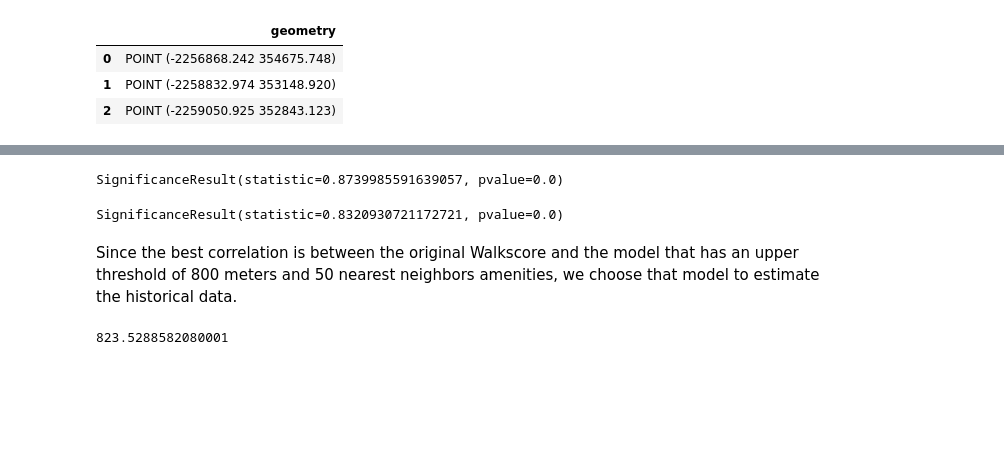
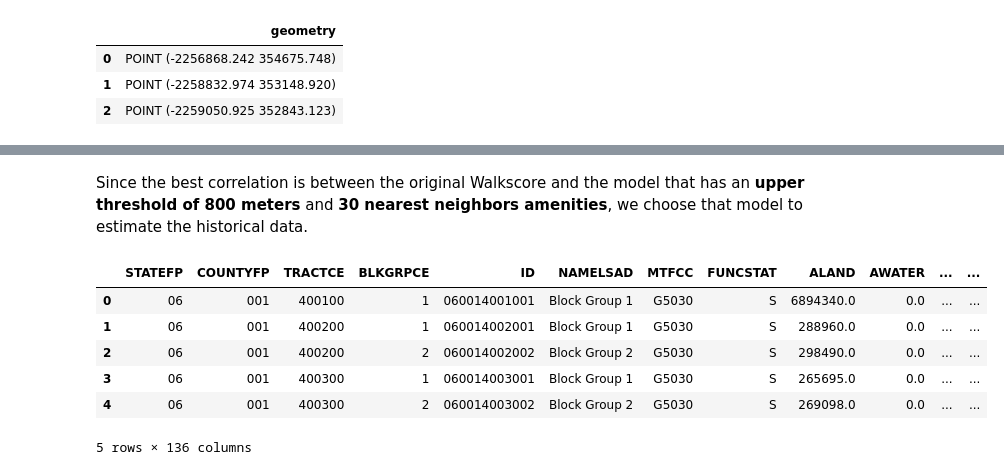
Before and after one commit to kcredit/Walkable-Accessibility-Score, a Jupyter notebook: src/Walkscore and Walkable Accessibility Score.ipynb, the cells around one changed output, grey strips where cells are left out. Saved outputs shown, nothing was run; the diff lists cells and outputs as text; code cells hidden in the pictures; blank space fills up the shorter version.

```diff
--- a/src/Walkscore and Walkable Accessibility Score.ipynb
+++ b/src/Walkscore and Walkable Accessibility Score.ipynb
@@ -401,22 +325,14 @@ SignificanceResult(statistic=0.90400020509866, pvalue=0.0)
-# %%
-# Estimate score for 50 amenities, 2400 upper threshold
-df_ws_access = ws.merge(result50_2400, how='inner', on='ID')
-df=(df_ws_access[['ssws2use_m','LogitT_5']]).dropna()
-stats.spearmanr(df['LogitT_5'],df['ssws2use_m'])
-# %% [output]
-SignificanceResult(statistic=0.8739985591639057, pvalue=0.0)
-# %%
-# Estimate score for 150 amenities, 2400 upper threshold
-df_ws_access = ws.merge(result150_2400, how='inner', on='ID')
-df=(df_ws_access[['ssws2use_m','LogitT_5']]).dropna()
-stats.spearmanr(df['LogitT_5'],df['ssws2use_m'])
-# %% [output]
-SignificanceResult(statistic=0.8320930721172721, pvalue=0.0)
-# %% [markdown]
-Since the best correlation is between the original Walkscore and the model that has an upper threshold of 800 meters and 50 nearest neighbors amenities, we choose that model to estimate the historical data.
-# %%
-elapsed = timeit.default_timer() - start_time
-elapsed
-# Approximately 13 minutes
-# %% [output]
-823.5288582080001
+# %% [markdown]
+Since the best correlation is between the original Walkscore and the model that has an **upper threshold of 800 meters** and **30 nearest neighbors amenities**, we choose that model to estimate the historical data.
+# %%
+# Choose k nearest neighbors
+closest = get_nearest_neighbors(s_v, am_id, k_neighbors=30)
+closest.head(5)
+# %% [output]
+|  | STATEFP | COUNTYFP | TRACTCE | BLKGRPCE | ID | NAMELSAD | MTFCC | FUNCSTAT | ALAND | AWATER | ... | ... |
+| 0 | 06 | 001 | 400100 | 1 | 060014001001 | Block Group 1 | G5030 | S | 6894340.0 | 0.0 | ... | ... |
+| 1 | 06 | 001 | 400200 | 1 | 060014002001 | Block Group 1 | G5030 | S | 288960.0 | 0.0 | ... | ... |
+| 2 | 06 | 001 | 400200 | 2 | 060014002002 | Block Group 2 | G5030 | S | 298490.0 | 0.0 | ... | ... |
+| 3 | 06 | 001 | 400300 | 1 | 060014003001 | Block Group 1 | G5030 | S | 265695.0 | 0.0 | ... | ... |
+| 4 | 06 | 001 | 400300 | 2 | 060014003002 | Block Group 2 | G5030 | S | 269098.0 | 0.0 | ... | ... |
+5 rows × 136 columns
```
Also changed, not shown: parts of 35 cells of this notebook, 30 other files.
